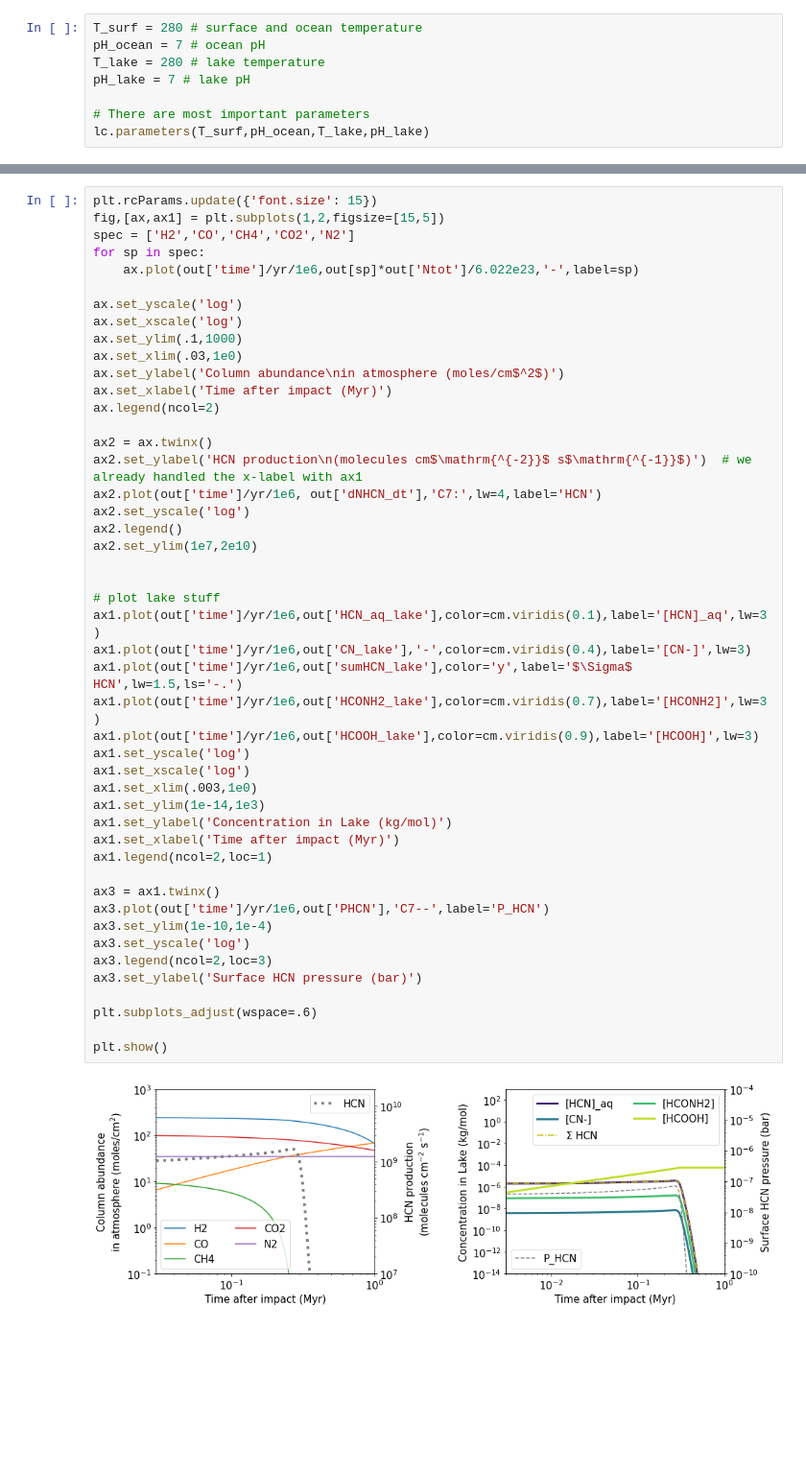
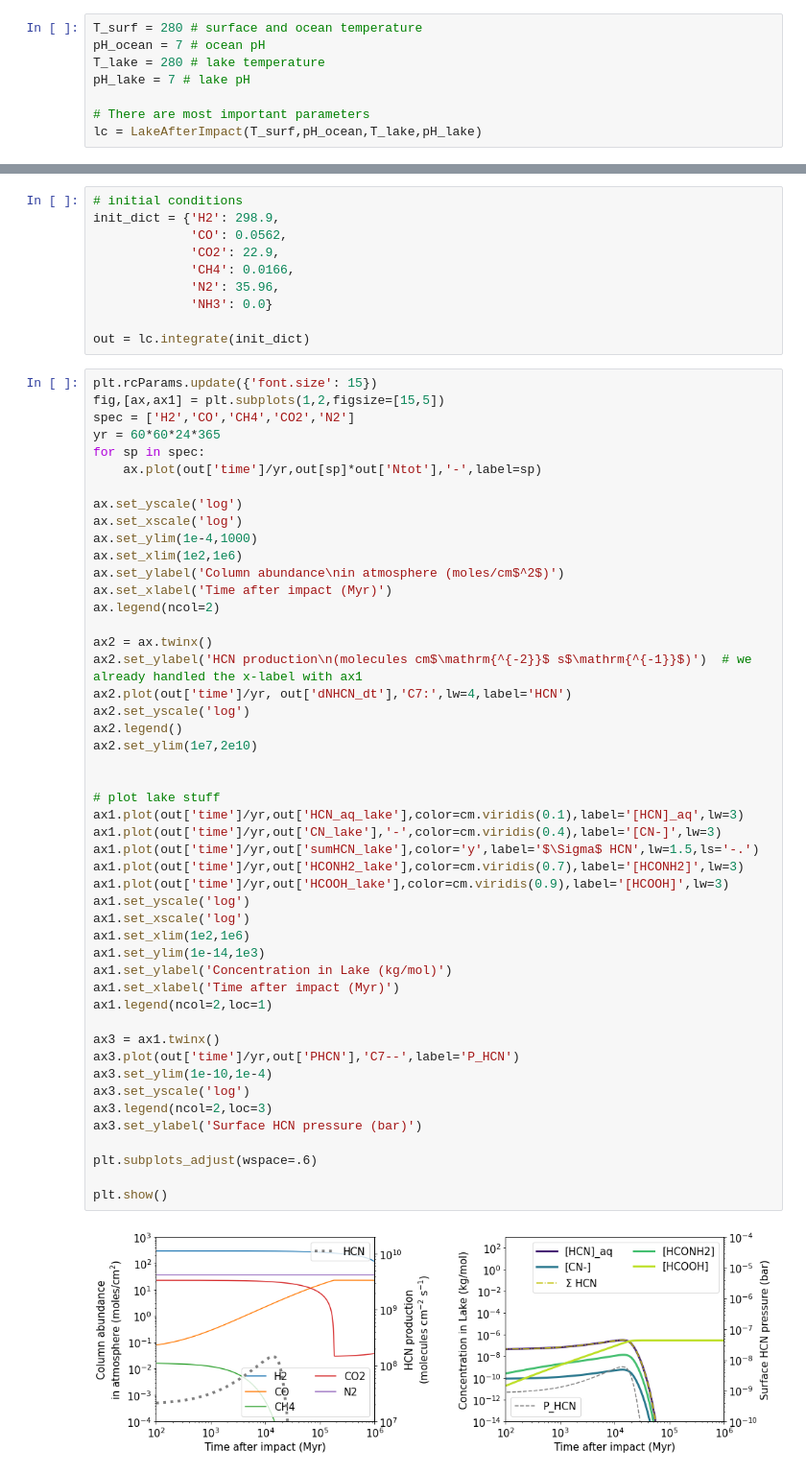
Before and after one commit to Nicholaswogan/ImpactAtmosphere, a Jupyter notebook: examples/lake_after_impact.ipynb, the cells around one changed output, grey strips where cells are left out. Shown at 96% size. Saved outputs shown, nothing was run; the diff lists cells and outputs as text; blank space fills up the shorter version.

```diff
--- a/examples/lake_after_impact.ipynb
+++ b/examples/lake_after_impact.ipynb
@@ -35,4 +10,4 @@ T_lake = 280 # lake temperature
 pH_lake = 7 # lake pH
 
 # There are most important parameters
-lc.parameters(T_surf,pH_ocean,T_lake,pH_lake)
+lc = LakeAfterImpact(T_surf,pH_ocean,T_lake,pH_lake)
@@ -57,49 +14,60 @@ out = lc.integrate(tspan,init_dict)
+# %%
+# initial conditions
+init_dict = {'H2': 298.9,
+             'CO': 0.0562,
+             'CO2': 22.9,
+             'CH4': 0.0166,
+             'N2': 35.96,
+             'NH3': 0.0}
+
+out = lc.integrate(init_dict)
 # %%
 plt.rcParams.update({'font.size': 15})
 fig,[ax,ax1] = plt.subplots(1,2,figsize=[15,5])
 spec = ['H2','CO','CH4','CO2','N2']
+yr = 60*60*24*365
 for sp in spec:
-    ax.plot(out['time']/yr/1e6,out[sp]*out['Ntot']/6.022e23,'-',label=sp)
+    ax.plot(out['time']/yr,out[sp]*out['Ntot'],'-',label=sp)
 
 ax.set_yscale('log')
 ax.set_xscale('log')
-ax.set_ylim(.1,1000)
-ax.set_xlim(.03,1e0)
+ax.set_ylim(1e-4,1000)
+ax.set_xlim(1e2,1e6)
 ax.set_ylabel('Column abundance\nin atmosphere (moles/cm$^2$)')
 ax.set_xlabel('Time after impact (Myr)')
 ax.legend(ncol=2)
 
 ax2 = ax.twinx()
 ax2.set_ylabel('HCN production\n(molecules cm$\mathrm{^{-2}}$ s$\mathrm{^{-1}}$)')  # we already handled the x-label with ax1
-ax2.plot(out['time']/yr/1e6, out['dNHCN_dt'],'C7:',lw=4,label='HCN')
+ax2.plot(out['time']/yr, out['dNHCN_dt'],'C7:',lw=4,label='HCN')
 ax2.set_yscale('log')
 ax2.legend()
 ax2.set_ylim(1e7,2e10)
 
 
 # plot lake stuff
-ax1.plot(out['time']/yr/1e6,out['HCN_aq_lake'],color=cm.viridis(0.1),label='[HCN]_aq',lw=3)
-ax1.plot(out['time']/yr/1e6,out['CN_lake'],'-',color=cm.viridis(0.4),label='[CN-]',lw=3)
-ax1.plot(out['time']/yr/1e6,out['sumHCN_lake'],color='y',label='$\Sigma$ HCN',lw=1.5,ls='-.')
-ax1.plot(out['time']/yr/1e6,out['HCONH2_lake'],color=cm.viridis(0.7),label='[HCONH2]',lw=3)
-ax1.plot(out['time']/yr/1e6,out['HCOOH_lake'],color=cm.viridis(0.9),label='[HCOOH]',lw=3)
+ax1.plot(out['time']/yr,out['HCN_aq_lake'],color=cm.viridis(0.1),label='[HCN]_aq',lw=3)
+ax1.plot(out['time']/yr,out['CN_lake'],'-',color=cm.viridis(0.4),label='[CN-]',lw=3)
+ax1.plot(out['time']/yr,out['sumHCN_lake'],color='y',label='$\Sigma$ HCN',lw=1.5,ls='-.')
+ax1.plot(out['time']/yr,out['HCONH2_lake'],color=cm.viridis(0.7),label='[HCONH2]',lw=3)
+ax1.plot(out['time']/yr,out['HCOOH_lake'],color=cm.viridis(0.9),label='[HCOOH]',lw=3)
 ax1.set_yscale('log')
 ax1.set_xscale('log')
-ax1.set_xlim(.003,1e0)
+ax1.set_xlim(1e2,1e6)
 ax1.set_ylim(1e-14,1e3)
 ax1.set_ylabel('Concentration in Lake (kg/mol)')
 ax1.set_xlabel('Time after impact (Myr)')
 ax1.legend(ncol=2,loc=1)
 
 ax3 = ax1.twinx()
-ax3.plot(out['time']/yr/1e6,out['PHCN'],'C7--',label='P_HCN')
+ax3.plot(out['time']/yr,out['PHCN'],'C7--',label='P_HCN')
 ax3.set_ylim(1e-10,1e-4)
 ax3.set_yscale('log')
 ax3.legend(ncol=2,loc=3)
 ax3.set_ylabel('Surface HCN pressure (bar)')
 
 plt.subplots_adjust(wspace=.6)
 
 plt.show()
 # %% [output]
-[figure, old version]
+[figure, new version]
```
Also changed, not shown: parts of 4 cells of this notebook, 10 other files.
